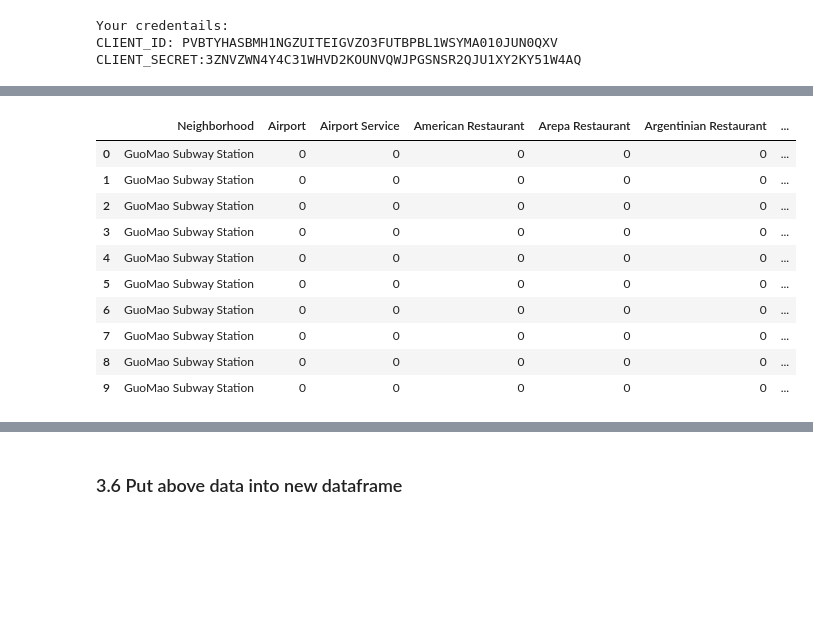
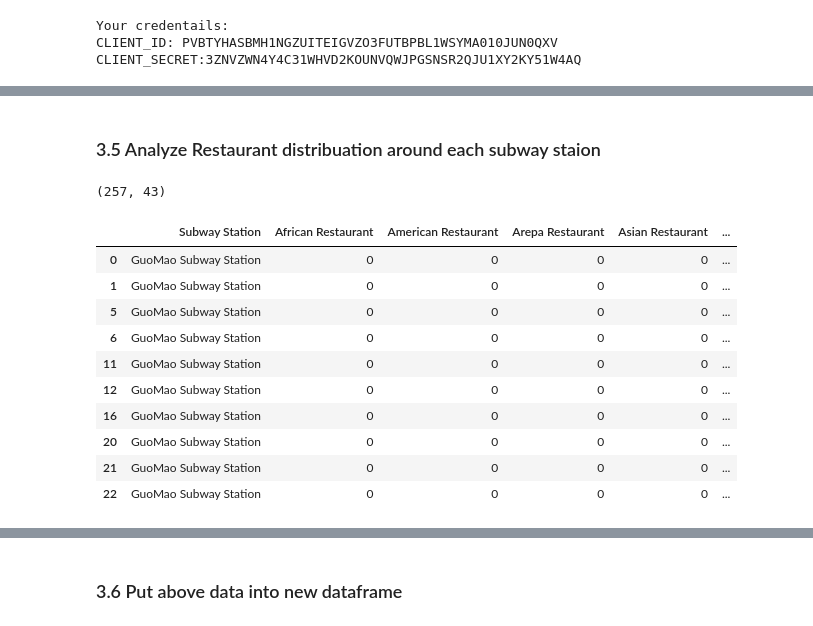
Before and after one commit to cuiwent/coursera_capstone_project, a Jupyter notebook: coursera_foursquare_beijing.ipynb, the cells around one changed output, grey strips where cells are left out. Cells and saved outputs as stored; diff of their text form; code cells hidden in the pictures; blank space fills up the shorter version.

```diff
--- a/coursera_foursquare_beijing.ipynb
+++ b/coursera_foursquare_beijing.ipynb
@@ -121,6 +124,10 @@ LIMIT = 200
+# %%
+# 3 kilometers, and 100 venues
+radius = 3000
+LIMIT = 100
 # %%
 
-def getNearbyVenues(names, latitudes, longitudes, radius=5000):
+def getNearbyVenues(names, latitudes, longitudes, radius=2000):
 
     venues_list=[]
     for name, lat, lng in zip(names, latitudes, longitudes):
@@ -150,9 +157,9 @@ def getNearbyVenues(names, latitudes, longitudes, radius=5000):
             v['venue']['categories'][0]['name']) for v in results])
 
     nearby_venues = pd.DataFrame([item for venue_list in venues_list for item in venue_list])
-    nearby_venues.columns = ['Neighborhood',
-                  'Neighborhood Latitude',
-                  'Neighborhood Longitude',
+    nearby_venues.columns = ['Subway Station',
+                  'Subway Latitude',
+                  'Subway Longitude',
                   'Venue',
                   'Venue Latitude',
                   'Venue Longitude',
@@ -161,7 +168,7 @@ def getNearbyVenues(names, latitudes, longitudes, radius=5000):
     return(nearby_venues)
 # %%
 # type your answer here
-beijing_venues = getNearbyVenues(names=beijing_df['Neighborhood'],
+beijing_venues = getNearbyVenues(names=beijing_df['Subway Station'],
                                    latitudes=beijing_df['Latitude'],
                                    longitudes=beijing_df['Longitude']
                                   )
@@ -206,0 +280,4 @@ beijing_venues.groupby('Neighborhood').count()
+# %%
+beijing_restaurant_venues = beijing_venues[beijing_venues['Venue Category'].str.contains('Restaurant')]
+print(beijing_restaurant_venues.shape)
+beijing_restaurant_venues.head(20)
@@ -207,25 +303,29 @@ beijing_venues.groupby('Neighborhood').count()
+# %% [markdown]
+### 3.5 Analyze Restaurant distribuation around each subway staion
 # %%
 # one hot encoding
-beijing_onehot = pd.get_dummies(beijing_venues[['Venue Category']], prefix="", prefix_sep="")
+beijing_restaurant_onehot = pd.get_dummies(beijing_restaurant_venues[['Venue Category']], prefix="", prefix_sep="")
 
 # add neighborhood column back to dataframe
-beijing_onehot['Neighborhood'] = beijing_venues['Neighborhood']
+beijing_restaurant_onehot['Subway Station'] = beijing_restaurant_venues['Subway Station']
 
 # move neighborhood column to the first column
-fixed_columns = [beijing_onehot.columns[-1]] + list(beijing_onehot.columns[:-1])
-beijing_onehot = beijing_onehot[fixed_columns]
+fixed_columns = [beijing_restaurant_onehot.columns[-1]] + list(beijing_restaurant_onehot.columns[:-1])
+beijing_restaurant_onehot = beijing_restaurant_onehot[fixed_columns]
 
-beijing_onehot.head(10)
+print(beijing_restaurant_onehot.shape)
+beijing_restaurant_onehot.head(10)
 # %% [output]
+(257, 43)
-|  | Neighborhood | Airport | Airport Service | American Restaurant | Arepa Restaurant | Argentinian Restaurant | ... |
-| 0 | GuoMao Subway Station | 0 | 0 | 0 | 0 | 0 | ... |
-| 1 | GuoMao Subway Station | 0 | 0 | 0 | 0 | 0 | ... |
-| 2 | GuoMao Subway Station | 0 | 0 | 0 | 0 | 0 | ... |
-| 3 | GuoMao Subway Station | 0 | 0 | 0 | 0 | 0 | ... |
-| 4 | GuoMao Subway Station | 0 | 0 | 0 | 0 | 0 | ... |
-| 5 | GuoMao Subway Station | 0 | 0 | 0 | 0 | 0 | ... |
-| 6 | GuoMao Subway Station | 0 | 0 | 0 | 0 | 0 | ... |
-| 7 | GuoMao Subway Station | 0 | 0 | 0 | 0 | 0 | ... |
-| 8 | GuoMao Subway Station | 0 | 0 | 0 | 0 | 0 | ... |
-| 9 | GuoMao Subway Station | 0 | 0 | 0 | 0 | 0 | ... |
+|  | Subway Station | African Restaurant | American Restaurant | Arepa Restaurant | Asian Restaurant | ... |
+| 0 | GuoMao Subway Station | 0 | 0 | 0 | 0 | ... |
+| 1 | GuoMao Subway Station | 0 | 0 | 0 | 0 | ... |
+| 5 | GuoMao Subway Station | 0 | 0 | 0 | 0 | ... |
+| 6 | GuoMao Subway Station | 0 | 0 | 0 | 0 | ... |
+| 11 | GuoMao Subway Station | 0 | 0 | 0 | 0 | ... |
+| 12 | GuoMao Subway Station | 0 | 0 | 0 | 0 | ... |
+| 16 | GuoMao Subway Station | 0 | 0 | 0 | 0 | ... |
+| 20 | GuoMao Subway Station | 0 | 0 | 0 | 0 | ... |
+| 21 | GuoMao Subway Station | 0 | 0 | 0 | 0 | ... |
+| 22 | GuoMao Subway Station | 0 | 0 | 0 | 0 | ... |
 # %%
```
Also changed, not shown: parts of 34 cells of this notebook, 2 other files.
